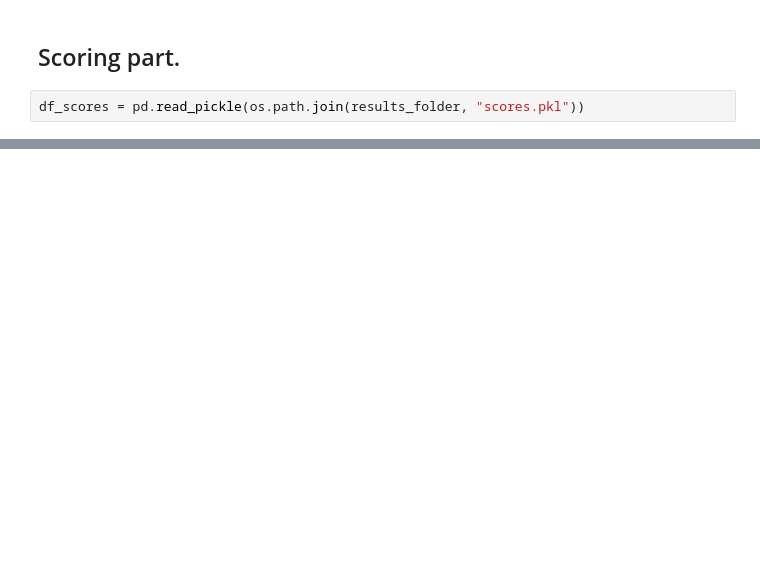
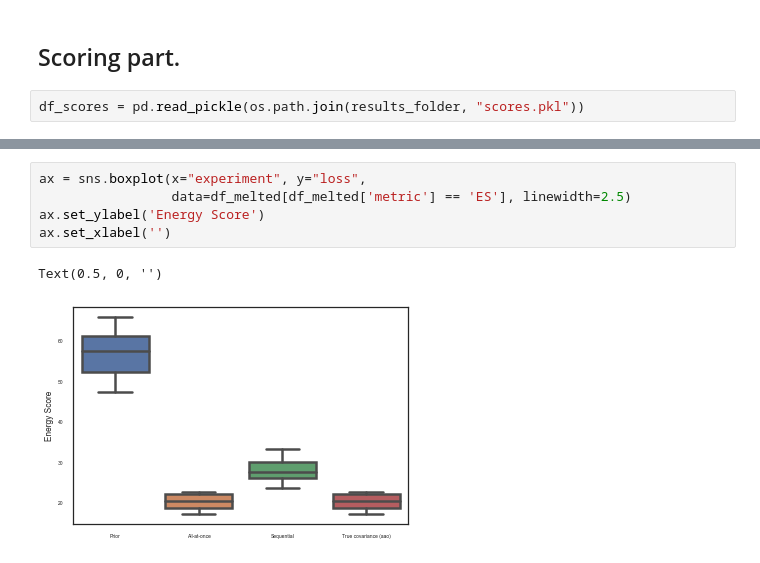
Before and after one commit to CedricTravelletti/DIESEL, a Jupyter notebook: reporting/toy_example/plot_scores_synthetic.ipynb, the cells around one changed output, grey strips where cells are left out. Saved outputs shown, nothing was run; the diff lists cells and outputs as text; blank space fills up the shorter version.

```diff
--- a/reporting/toy_example/plot_scores_synthetic.ipynb
+++ b/reporting/toy_example/plot_scores_synthetic.ipynb
@@ -195,0 +223,8 @@ df_scores['RE aao loc'][0].shape
+# %%
+ax = sns.boxplot(x="experiment", y="loss",
+                 data=df_melted[df_melted['metric'] == 'ES'], linewidth=2.5)
+ax.set_ylabel('Energy Score')
+ax.set_xlabel('')
+# %% [output]
+Text(0.5, 0, '')
+[figure, added]
```
Also changed, not shown: parts of 11 cells of this notebook.
